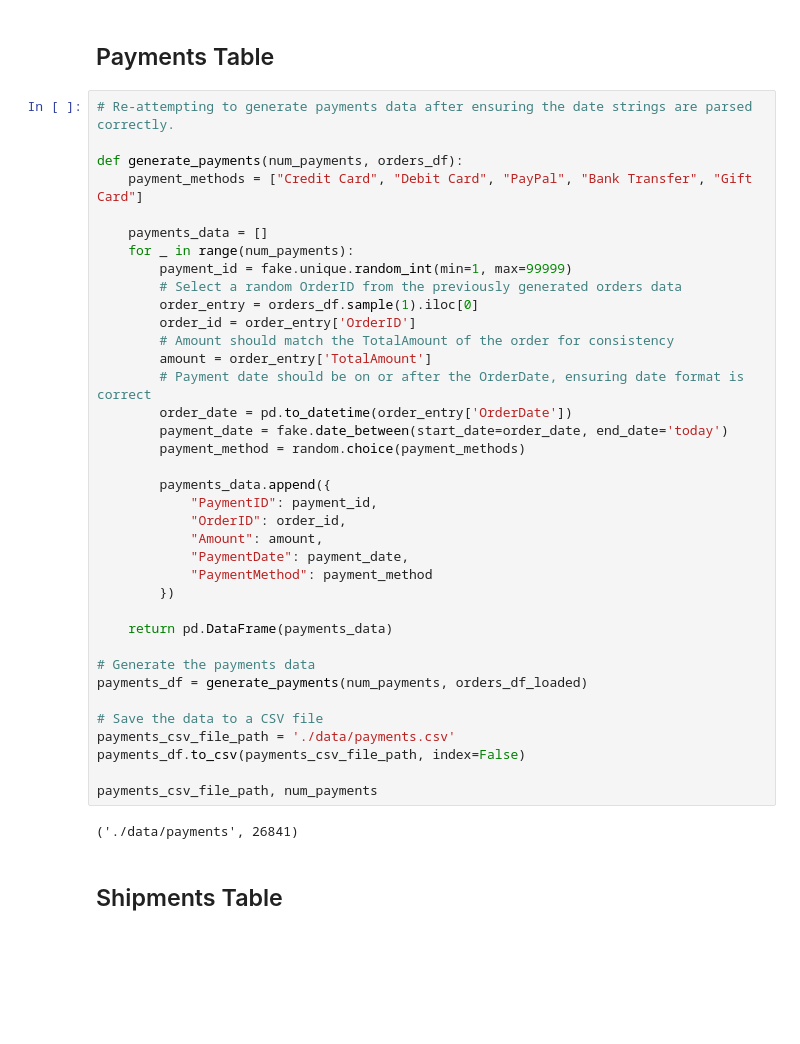
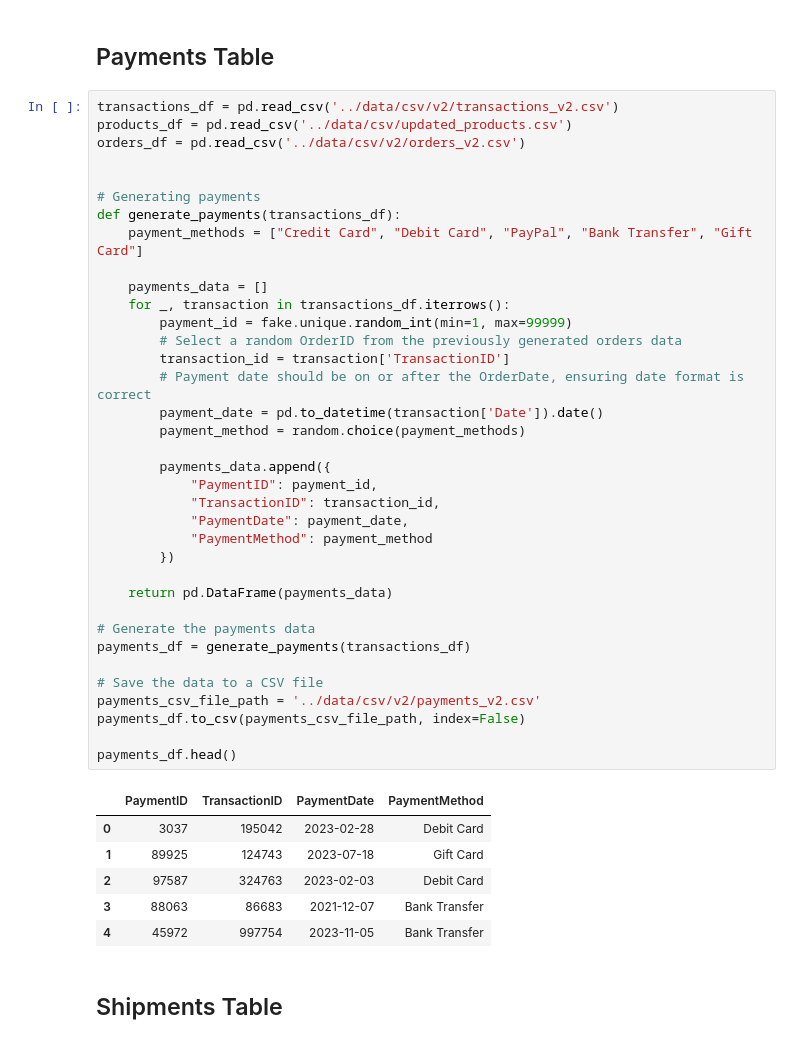
Before and after one commit to Kozker-lab/ecommerce_datagen, a Jupyter notebook: data-generation/e_commerce_synthetic.ipynb, the cells around one changed output. Drawn from its saved outputs; the diff is of its cells as text; blank space fills up the shorter version.

```diff
--- a/data-generation/e_commerce_synthetic.ipynb
+++ b/data-generation/e_commerce_synthetic.ipynb
@@ -541,44 +554,48 @@ NameError: name 'orders_csv_file_path' is not defined
 # %% [markdown]
 ## Payments Table
 # %%
-# Re-attempting to generate payments data after ensuring the date strings are parsed correctly.
+transactions_df = pd.read_csv('../data/csv/v2/transactions_v2.csv')
+products_df = pd.read_csv('../data/csv/updated_products.csv')
+orders_df = pd.read_csv('../data/csv/v2/orders_v2.csv')
 
-def generate_payments(num_payments, orders_df):
+
+# Generating payments
+def generate_payments(transactions_df):
     payment_methods = ["Credit Card", "Debit Card", "PayPal", "Bank Transfer", "Gift Card"]
 
     payments_data = []
-    for _ in range(num_payments):
+    for _, transaction in transactions_df.iterrows():
         payment_id = fake.unique.random_int(min=1, max=99999)
         # Select a random OrderID from the previously generated orders data
-        order_entry = orders_df.sample(1).iloc[0]
-        order_id = order_entry['OrderID']
-        # Amount should match the TotalAmount of the order for consistency
-        amount = order_entry['TotalAmount']
+        transaction_id = transaction['TransactionID']
         # Payment date should be on or after the OrderDate, ensuring date format is correct
-        order_date = pd.to_datetime(order_entry['OrderDate'])
-        payment_date = fake.date_between(start_date=order_date, end_date='today')
+        payment_date = pd.to_datetime(transaction['Date']).date()
         payment_method = random.choice(payment_methods)
 
         payments_data.append({
             "PaymentID": payment_id,
-            "OrderID": order_id,
-            "Amount": amount,
+            "TransactionID": transaction_id,
             "PaymentDate": payment_date,
             "PaymentMethod": payment_method
         })
 
     return pd.DataFrame(payments_data)
 
 # Generate the payments data
-payments_df = generate_payments(num_payments, orders_df_loaded)
+payments_df = generate_payments(transactions_df)
 
 # Save the data to a CSV file
-payments_csv_file_path = './data/payments.csv'
+payments_csv_file_path = '../data/csv/v2/payments_v2.csv'
 payments_df.to_csv(payments_csv_file_path, index=False)
 
-payments_csv_file_path, num_payments
+payments_df.head()
 # %% [output]
-('./data/payments', 26841)
+|  | PaymentID | TransactionID | PaymentDate | PaymentMethod |
+| 0 | 3037 | 195042 | 2023-02-28 | Debit Card |
+| 1 | 89925 | 124743 | 2023-07-18 | Gift Card |
+| 2 | 97587 | 324763 | 2023-02-03 | Debit Card |
+| 3 | 88063 | 86683 | 2021-12-07 | Bank Transfer |
+| 4 | 45972 | 997754 | 2023-11-05 | Bank Transfer |
 # %% [markdown]
 ## Shipments Table
 # %%
```
Also changed, not shown: parts of 8 cells of this notebook, 2 other files.
